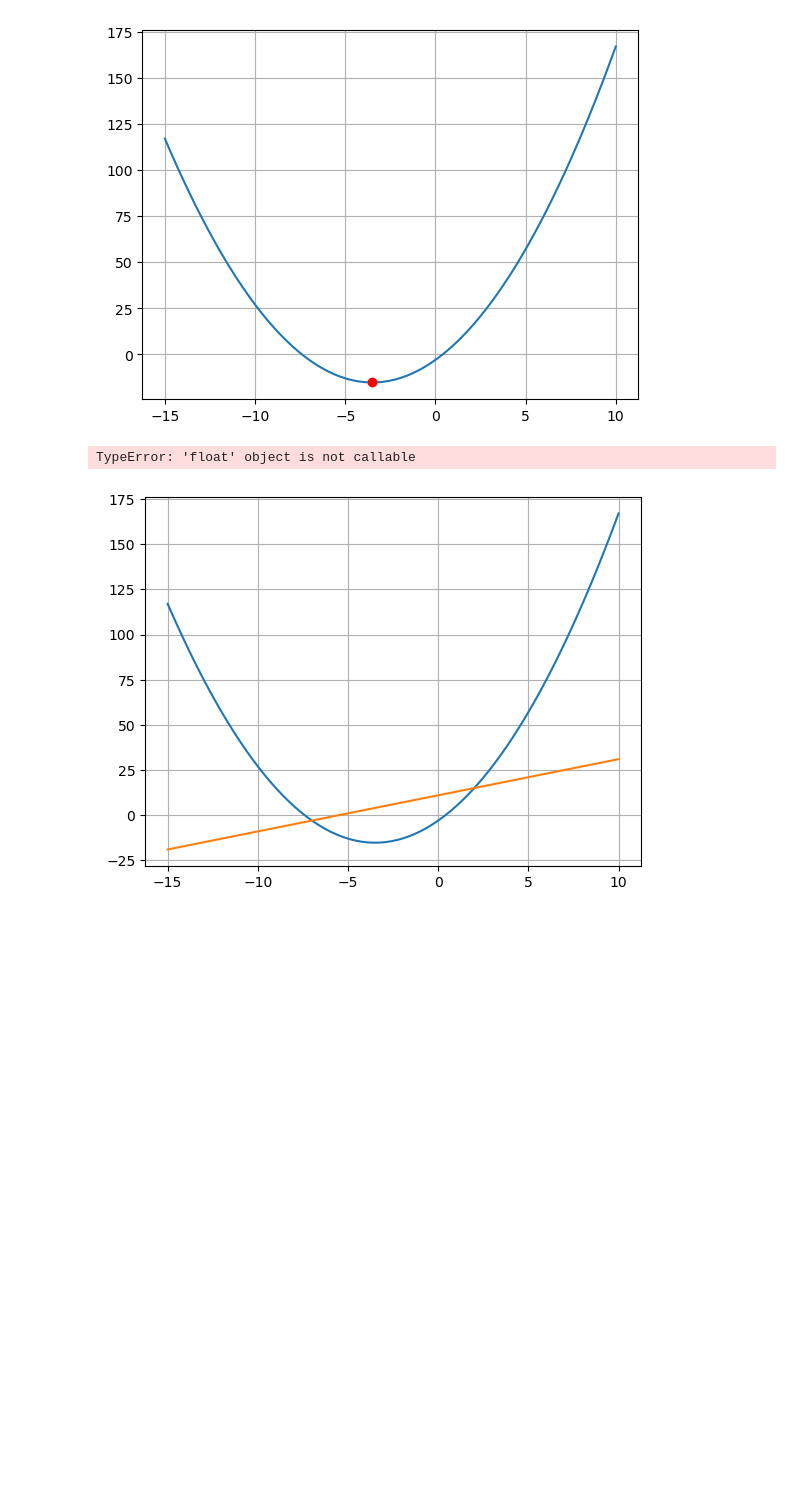
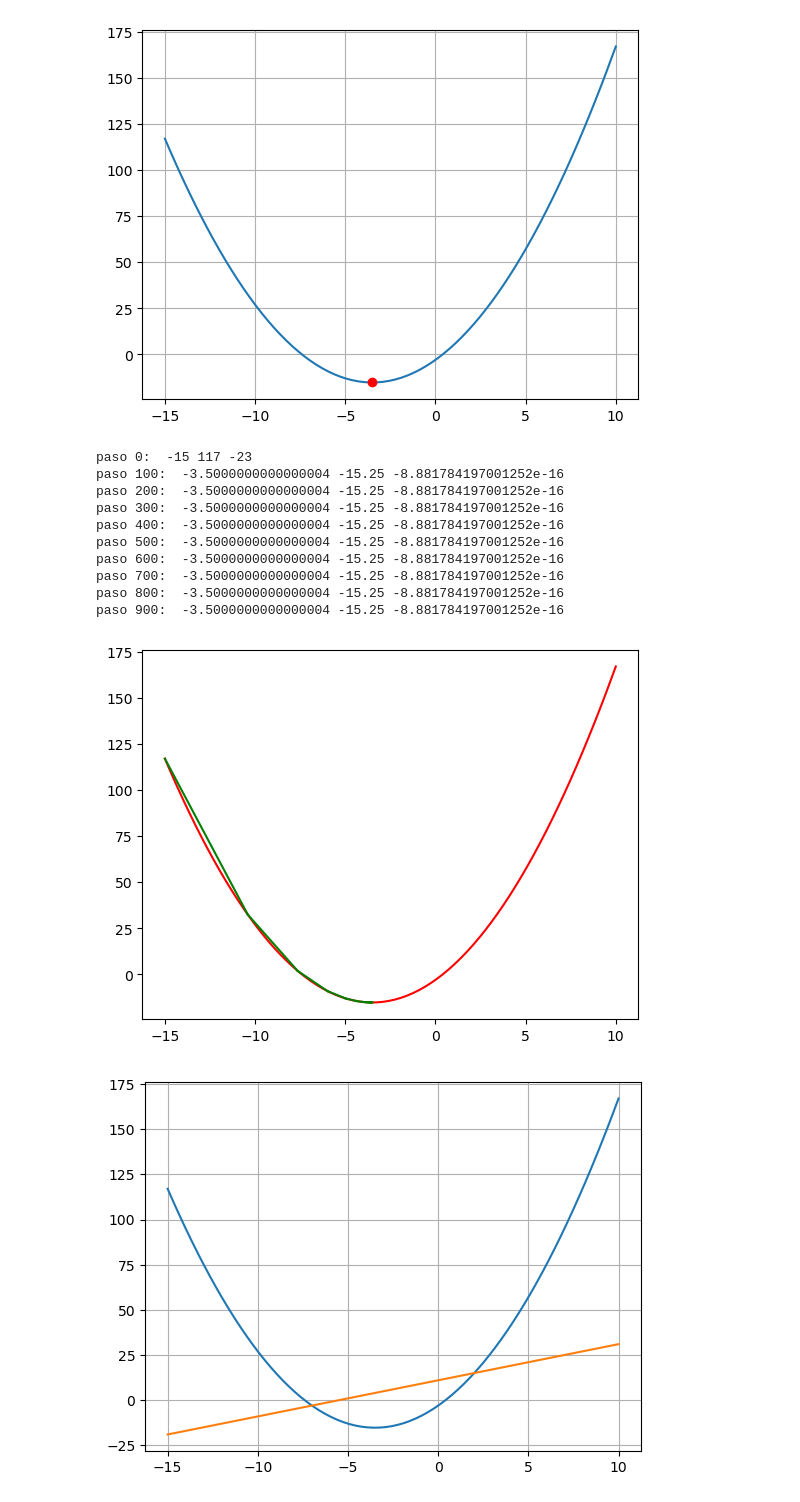
Before and after one commit to braiso-22/pruebasPyplot, a Jupyter notebook: pruebas_pyplot.ipynb, the cells around one changed output. Drawn from its saved outputs; the diff is of its cells as text; code cells hidden in the pictures; blank space fills up the shorter version.

```diff
--- a/pruebas_pyplot.ipynb
+++ b/pruebas_pyplot.ipynb
@@ -97,27 +97,39 @@ y: -15.249999749999974
 pendiente: -0.0009000000389391971
 [figure]
 # %%
-paso = 0.002
+paso = 0.2
 xinicial = -15
 yinicial = calcula_y(xinicial)
 derivada = derivada_concreta(xinicial)
 x1 = xinicial
 y1 = yinicial
+plt.plot(x, y, color="r")
 for i in range(1000):
   derivada = derivada_concreta(x1)
+  if(i%100 == 0):
+    print(f"paso {i}: ",x1, y1, derivada)
   x2 = x1 - derivada*paso
   paso_real = paso * abs(derivada)
   if derivada > 0:
     x2 = x1 - paso_real
   else:
     x2 = x1 + paso_real
   y2 = calcula_y(x2)
   plt.plot([x1, x2], [y1, y2], color="g")
   x1 = x2
   y1 = y2
-  print(x2, y2, derivada)
 # %% [output]
-TypeError: 'float' object is not callable
+paso 0:  -15 117 -23
+paso 100:  -3.5000000000000004 -15.25 -8.881784197001252e-16
+paso 200:  -3.5000000000000004 -15.25 -8.881784197001252e-16
+paso 300:  -3.5000000000000004 -15.25 -8.881784197001252e-16
+paso 400:  -3.5000000000000004 -15.25 -8.881784197001252e-16
+paso 500:  -3.5000000000000004 -15.25 -8.881784197001252e-16
+paso 600:  -3.5000000000000004 -15.25 -8.881784197001252e-16
+paso 700:  -3.5000000000000004 -15.25 -8.881784197001252e-16
+paso 800:  -3.5000000000000004 -15.25 -8.881784197001252e-16
+paso 900:  -3.5000000000000004 -15.25 -8.881784197001252e-16
+[figure, added]
 # %%
 plt.grid()
 plt.plot(x, y)
```
Also changed, not shown: 1 other file.
